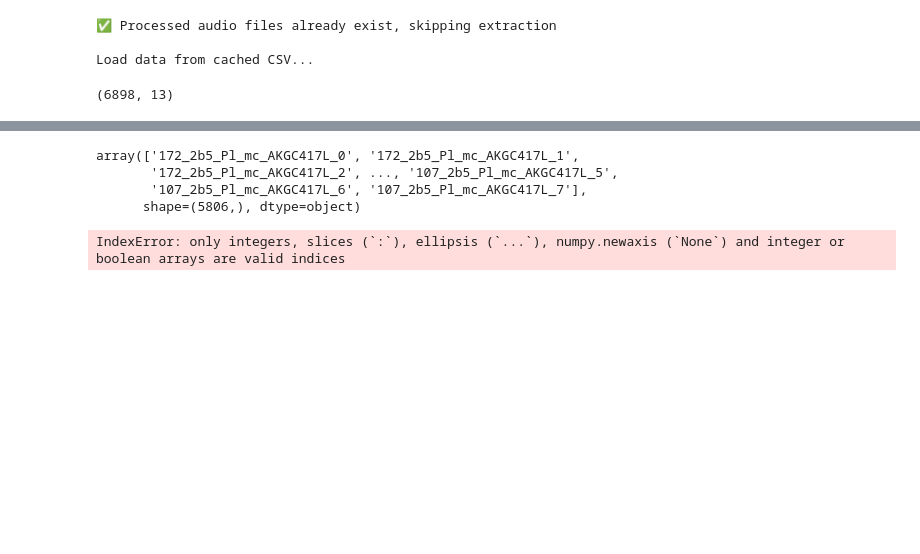
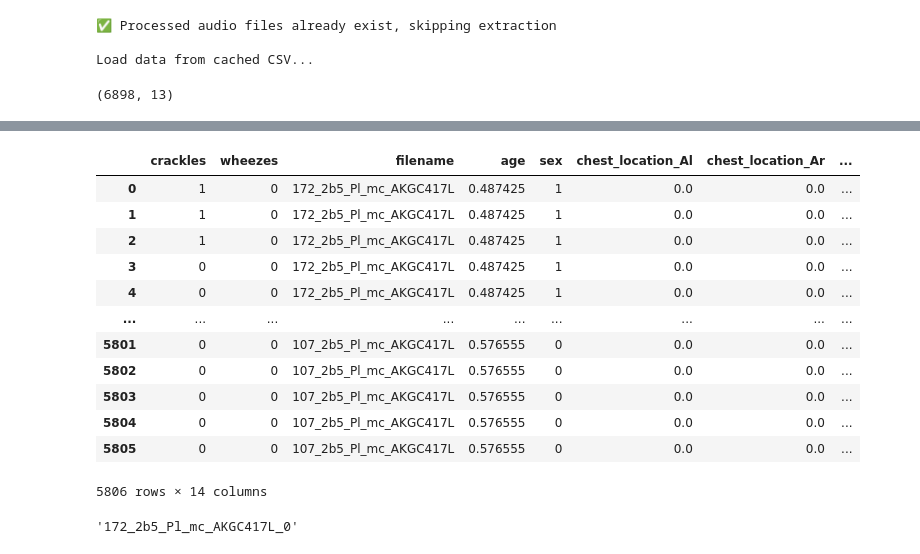
Before and after one commit to mi-mi-mia/smart-stethoscope, a Jupyter notebook: notebooks/linus_cnn.ipynb, the cells around one changed output, grey strips where cells are left out. Saved outputs shown, nothing was run; the diff lists cells and outputs as text; code cells hidden in the pictures; blank space fills up the shorter version.

```diff
--- a/notebooks/linus_cnn.ipynb
+++ b/notebooks/linus_cnn.ipynb
@@ -37,19 +38,24 @@ df.head()
 # %%
 X_train_tab, X_test_tab, y_train, y_test, train_pids, test_pids = preprocess_tabular_data(df)
 # %%
-train_pids
+X_train_tab
 # %% [output]
+|  | crackles | wheezes | filename | age | sex | chest_location_Al | chest_location_Ar | ... |
+| 0 | 1 | 0 | 172_2b5_Pl_mc_AKGC417L | 0.487425 | 1 | 0.0 | 0.0 | ... |
+| 1 | 1 | 0 | 172_2b5_Pl_mc_AKGC417L | 0.487425 | 1 | 0.0 | 0.0 | ... |
+| 2 | 1 | 0 | 172_2b5_Pl_mc_AKGC417L | 0.487425 | 1 | 0.0 | 0.0 | ... |
+| 3 | 0 | 0 | 172_2b5_Pl_mc_AKGC417L | 0.487425 | 1 | 0.0 | 0.0 | ... |
+| 4 | 0 | 0 | 172_2b5_Pl_mc_AKGC417L | 0.487425 | 1 | 0.0 | 0.0 | ... |
+| ... | ... | ... | ... | ... | ... | ... | ... | ... |
+| 5801 | 0 | 0 | 107_2b5_Pl_mc_AKGC417L | 0.576555 | 0 | 0.0 | 0.0 | ... |
+| 5802 | 0 | 0 | 107_2b5_Pl_mc_AKGC417L | 0.576555 | 0 | 0.0 | 0.0 | ... |
+| 5803 | 0 | 0 | 107_2b5_Pl_mc_AKGC417L | 0.576555 | 0 | 0.0 | 0.0 | ... |
+| 5804 | 0 | 0 | 107_2b5_Pl_mc_AKGC417L | 0.576555 | 0 | 0.0 | 0.0 | ... |
+| 5805 | 0 | 0 | 107_2b5_Pl_mc_AKGC417L | 0.576555 | 0 | 0.0 | 0.0 | ... |
-array(['172_2b5_Pl_mc_AKGC417L_0', '172_2b5_Pl_mc_AKGC417L_1',
-       '172_2b5_Pl_mc_AKGC417L_2', ..., '107_2b5_Pl_mc_AKGC417L_5',
-       '107_2b5_Pl_mc_AKGC417L_6', '107_2b5_Pl_mc_AKGC417L_7'],
-      shape=(5806,), dtype=object)
+5806 rows × 14 columns
 # %%
-cycle_audio_path = "preprocessed_data/audio_breathing_cycles"
-
-train_mfcc = extract_mfcc_features(train_pids, cycle_audio_path)
-test_mfcc = extract_mfcc_features(test_pids, cycle_audio_path)
-
-print("train_mfcc shape:", train_mfcc.shape)
-print("test_mfcc shape:", test_mfcc.shape)
+cycle_audio_path = "/home/sunil/code/mi-mi-mia/smart-stethoscope/preprocessed_data/padded_audio_breathing_cycles"
+train_pids_df = pd.DataFrame({'cycle_filename':train_pids})
+train_pids_df.cycle_filename[0]
 # %% [output]
-IndexError: only integers, slices (`:`), ellipsis (`...`), numpy.newaxis (`None`) and integer or boolean arrays are valid indices
+'172_2b5_Pl_mc_AKGC417L_0'
```
Also changed, not shown: parts of 3 cells of this notebook.
